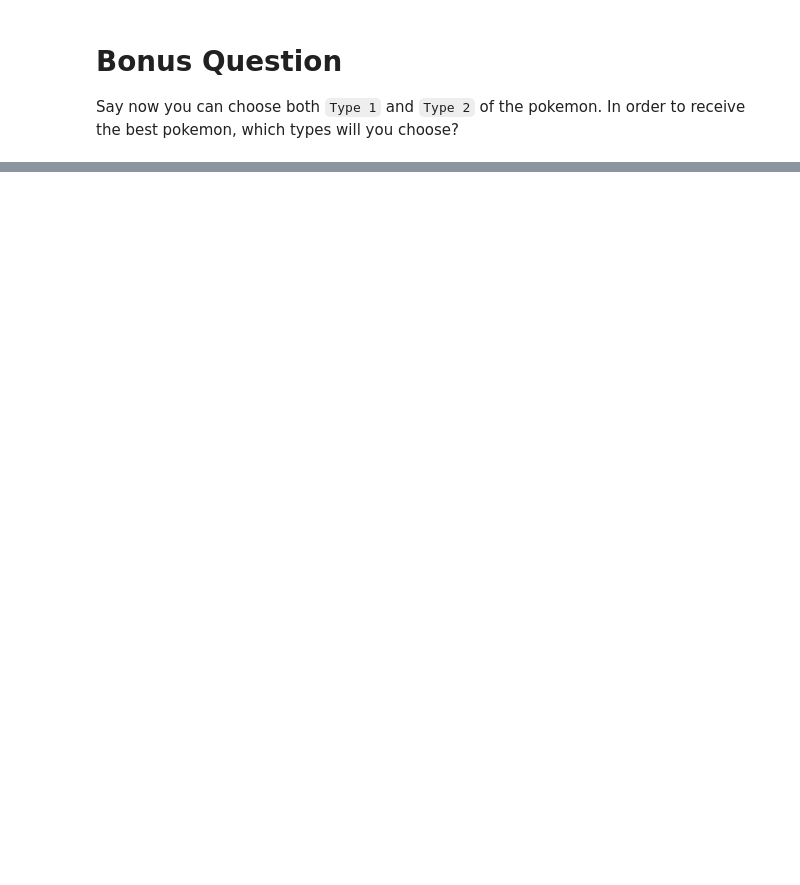
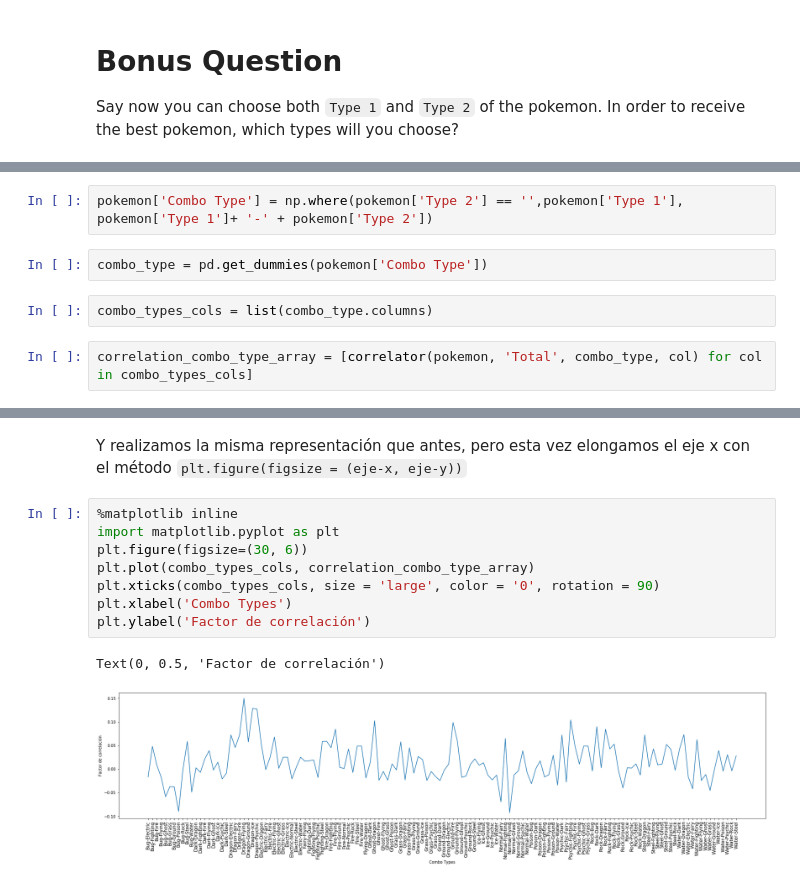
Before and after one commit to JavierLuna/data-labs, a Jupyter notebook: module-2/lab-df-calculation-and-transformation/your-code/challenge-2.ipynb, the cells around one changed output, grey strips where cells are left out. Drawn from its saved outputs; the diff is of its cells as text; blank space fills up the shorter version.

```diff
--- a/module-2/lab-df-calculation-and-transformation/your-code/challenge-2.ipynb
+++ b/module-2/lab-df-calculation-and-transformation/your-code/challenge-2.ipynb
@@ -276,0 +276,8 @@ Say now you can choose both `Type 1` and `Type 2` of the pokemon. In order to re
+# %%
+pokemon['Combo Type'] = np.where(pokemon['Type 2'] == '',pokemon['Type 1'],  pokemon['Type 1']+ '-' + pokemon['Type 2'])
+# %%
+combo_type = pd.get_dummies(pokemon['Combo Type'])
+# %%
+combo_types_cols = list(combo_type.columns)
+# %%
+correlation_combo_type_array = [correlator(pokemon, 'Total', combo_type, col) for col in combo_types_cols]
@@ -276,0 +290,13 @@ Say now you can choose both `Type 1` and `Type 2` of the pokemon. In order to re
+# %% [markdown]
+Y realizamos la misma representación que antes, pero esta vez elongamos el eje x con el método `plt.figure(figsize = (eje-x, eje-y))`
+# %%
+%matplotlib inline
+import matplotlib.pyplot as plt
+plt.figure(figsize=(30, 6))
+plt.plot(combo_types_cols, correlation_combo_type_array)
+plt.xticks(combo_types_cols, size = 'large', color = '0', rotation = 90)
+plt.xlabel('Combo Types')
+plt.ylabel('Factor de correlación')
+# %% [output]
+Text(0, 0.5, 'Factor de correlación')
+[figure, added]
```
Also changed, not shown: parts of 31 cells of this notebook, 1 other file.
